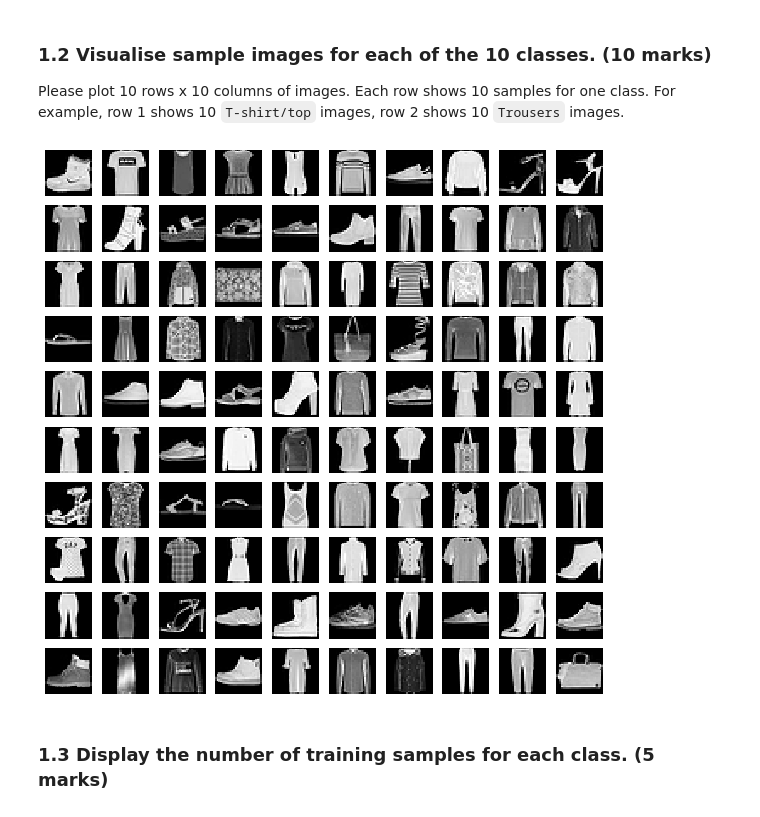
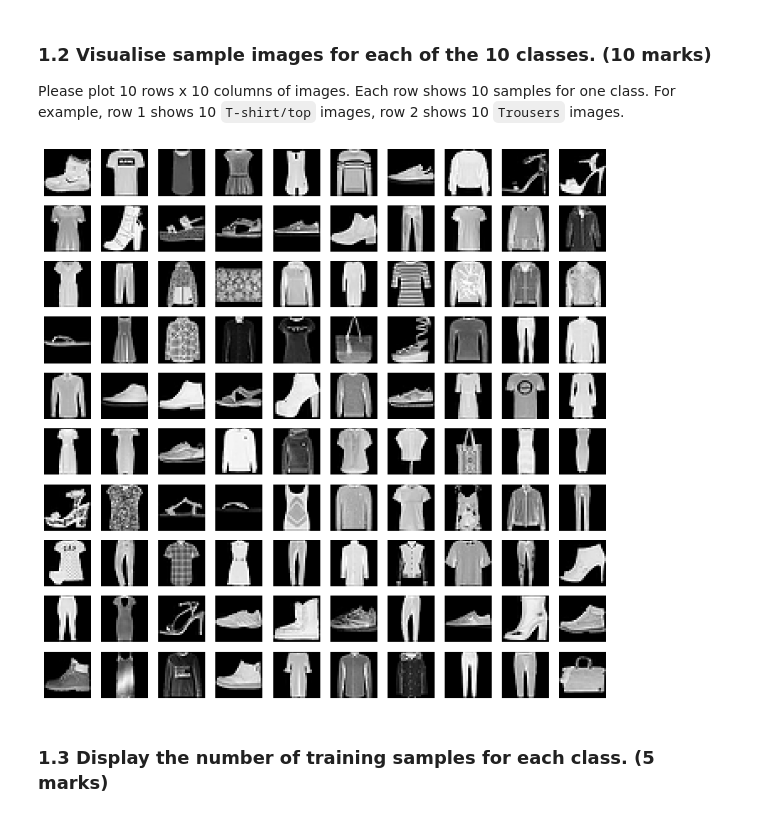
Before and after one commit to iurietarlev/computer_vision, a Jupyter notebook: coursework_2/coursework_2.ipynb, the cells around one changed output. Cells and saved outputs as stored; diff of their text form; code cells hidden in the pictures.

```diff
--- a/coursework_2/coursework_2.ipynb
+++ b/coursework_2/coursework_2.ipynb
@@ -82,14 +83,14 @@ print(test_set.data.size()[0])
 Please plot 10 rows x 10 columns of images. Each row shows 10 samples for one class. For example, row 1 shows 10 `T-shirt/top` images, row 2 shows 10 `Trousers` images.
 # %%
 num_subplots = 10
-fig, ax = plt.subplots(nrows=num_subplots, ncols=num_subplots, figsize=(10, 10))
+fig, ax = plt.subplots(nrows=num_subplots, ncols=num_subplots, figsize=(12, 12))
 for i,ax in enumerate(ax.ravel()):
     ax.imshow(train_image[i], cmap='gray')
     ax.axis('off')
 
 plt.show()
 # %% [output]
-[figure, old version]
+[figure, new version]
 # %% [markdown]
 ### 1.3 Display the number of training samples for each class. (5 marks)
 # %%
```
Also changed, not shown: parts of 4 cells of this notebook, 1 other file.
